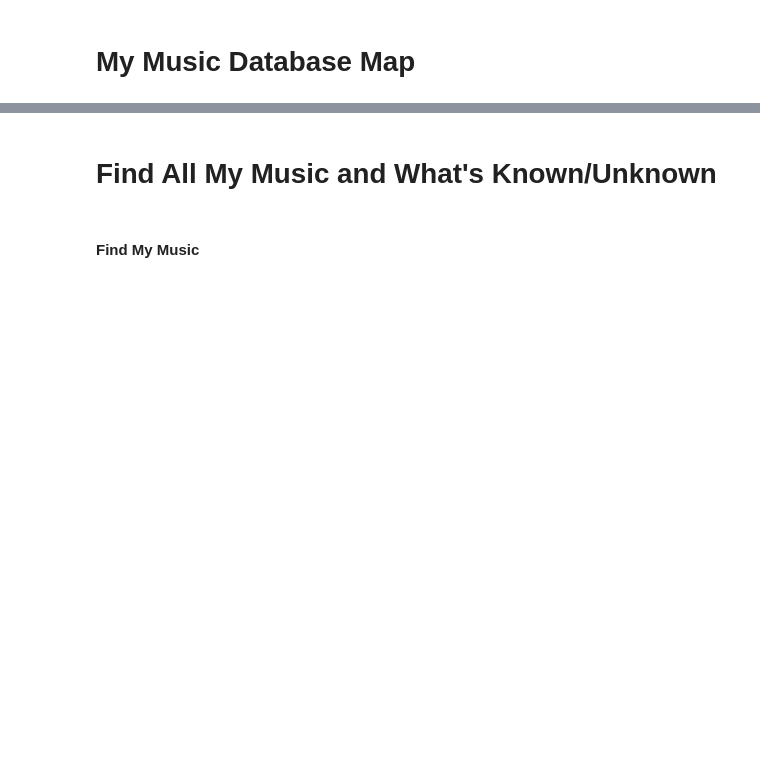
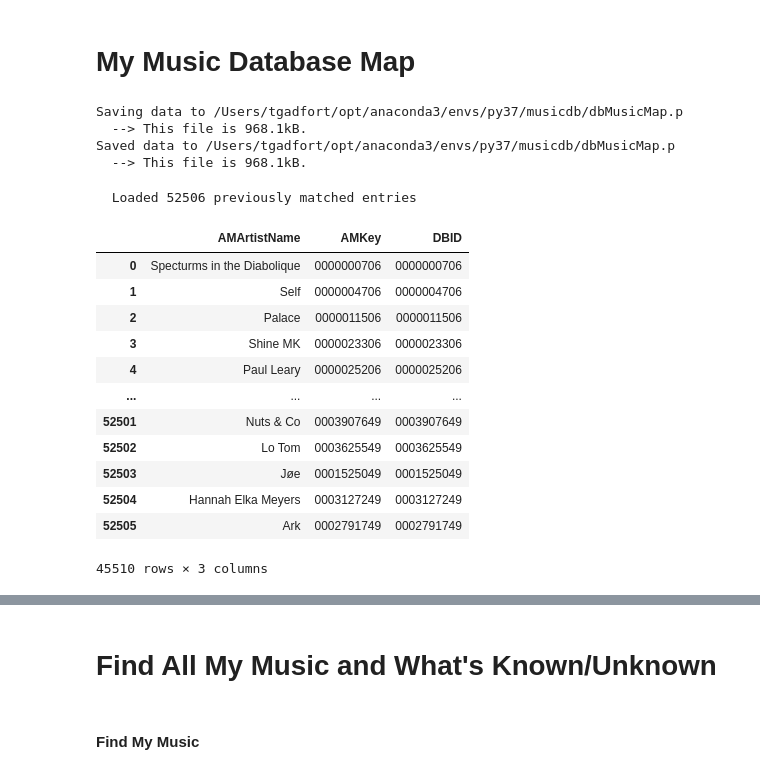
Before and after one commit to tgadf/music, a Jupyter notebook: Matched.ipynb, the cells around one changed output, grey strips where cells are left out. Cells and saved outputs as stored; diff of their text form; code cells hidden in the pictures; blank space fills up the shorter version.

```diff
--- a/Matched.ipynb
+++ b/Matched.ipynb
@@ -79,0 +91,12 @@ Notebook Last Run Initiated: 2020-09-21 21:34:15.073760
+# %%
+#mdbmap.removeArtist("Marvin Gaye & Tammi Terrell")
+mdbmap.save()
+# %% [output]
+Saving data to /Users/tgadfort/opt/anaconda3/envs/py37/musicdb/dbMusicMap.p
+  --> This file is 968.1kB.
+Saved data to /Users/tgadfort/opt/anaconda3/envs/py37/musicdb/dbMusicMap.p
+  --> This file is 968.1kB.
+# %%
+mdbmaps = {"AllMusic": musicDBMap("AllMusic", init=False)}
+# %% [output]
+  Loaded 52506 previously matched entries
@@ -79,0 +105,21 @@ Notebook Last Run Initiated: 2020-09-21 21:34:15.073760
+# %%
+amdf = DataFrame(mdbmaps["AllMusic"].getDF().T["AllMusic"])
+amdf.reset_index(inplace=True)
+amdf.columns = ["AMArtistName", "AMKey", "DBID"]
+amdf = amdf[~amdf["DBID"].isna()]
+# %%
+amdf
+# %% [output]
+|  | AMArtistName | AMKey | DBID |
+| 0 | Specturms in the Diabolique | 0000000706 | 0000000706 |
+| 1 | Self | 0000004706 | 0000004706 |
+| 2 | Palace | 0000011506 | 0000011506 |
+| 3 | Shine MK | 0000023306 | 0000023306 |
+| 4 | Paul Leary | 0000025206 | 0000025206 |
+| ... | ... | ... | ... |
+| 52501 | Nuts & Co | 0003907649 | 0003907649 |
+| 52502 | Lo Tom | 0003625549 | 0003625549 |
+| 52503 | Jøe | 0001525049 | 0001525049 |
+| 52504 | Hannah Elka Meyers | 0003127249 | 0003127249 |
+| 52505 | Ark | 0002791749 | 0002791749 |
+45510 rows × 3 columns
```
Also changed, not shown: parts of 45 cells of this notebook, 3 other files.
